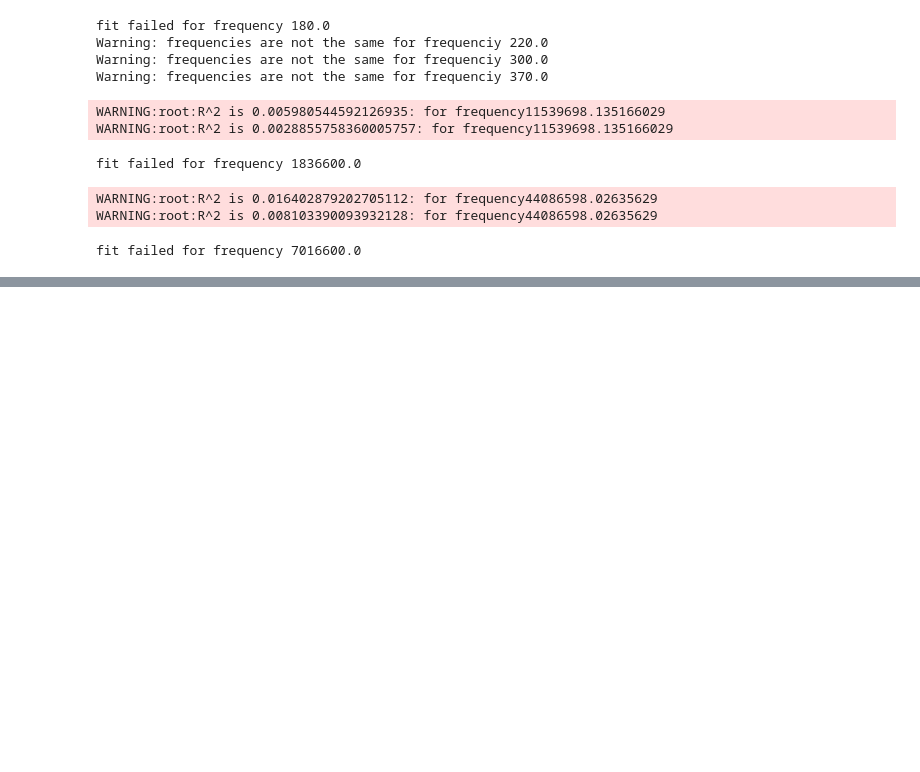
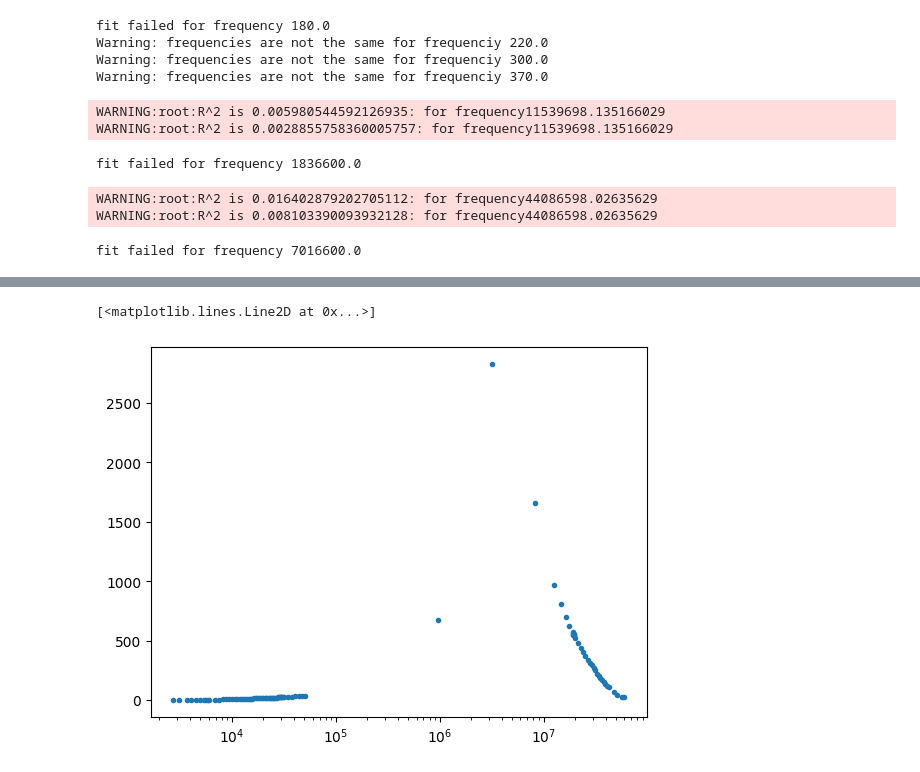
Before and after one commit to nilnil47/Lab-B, a Jupyter notebook: magnetisem/code/pemy.ipynb, the cells around one changed output, grey strips where cells are left out. Drawn from its saved outputs; the diff is of its cells as text; code cells hidden in the pictures; blank space fills up the shorter version.

```diff
--- a/magnetisem/code/pemy.ipynb
+++ b/magnetisem/code/pemy.ipynb
@@ -134,3 +144,8 @@ plt.semilogx(frequencies, phases, '.')
+# %%
+plt.semilogx(frequencies, amplitudes, '.')
+# %% [output]
+[<matplotlib.lines.Line2D at 0x...>]
+[figure, added]
 # %%
 R_effective = []
 L_effective = []
```
Also changed, not shown: parts of 9 cells of this notebook, 9 other files.
